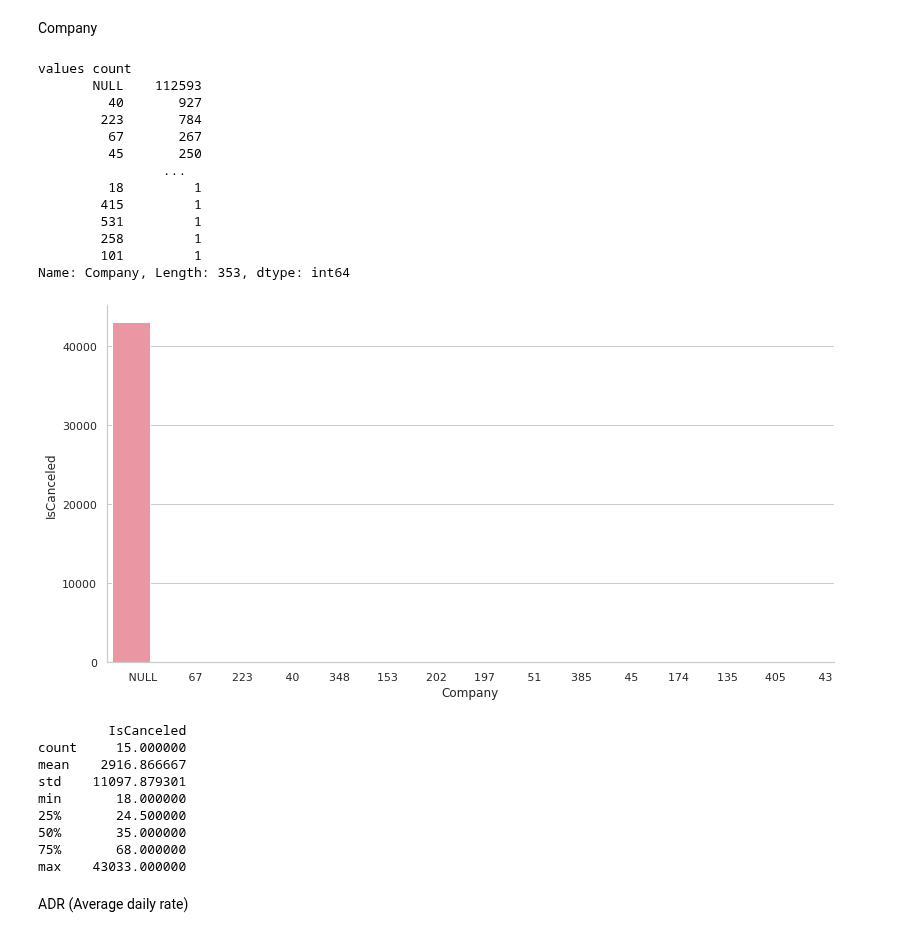
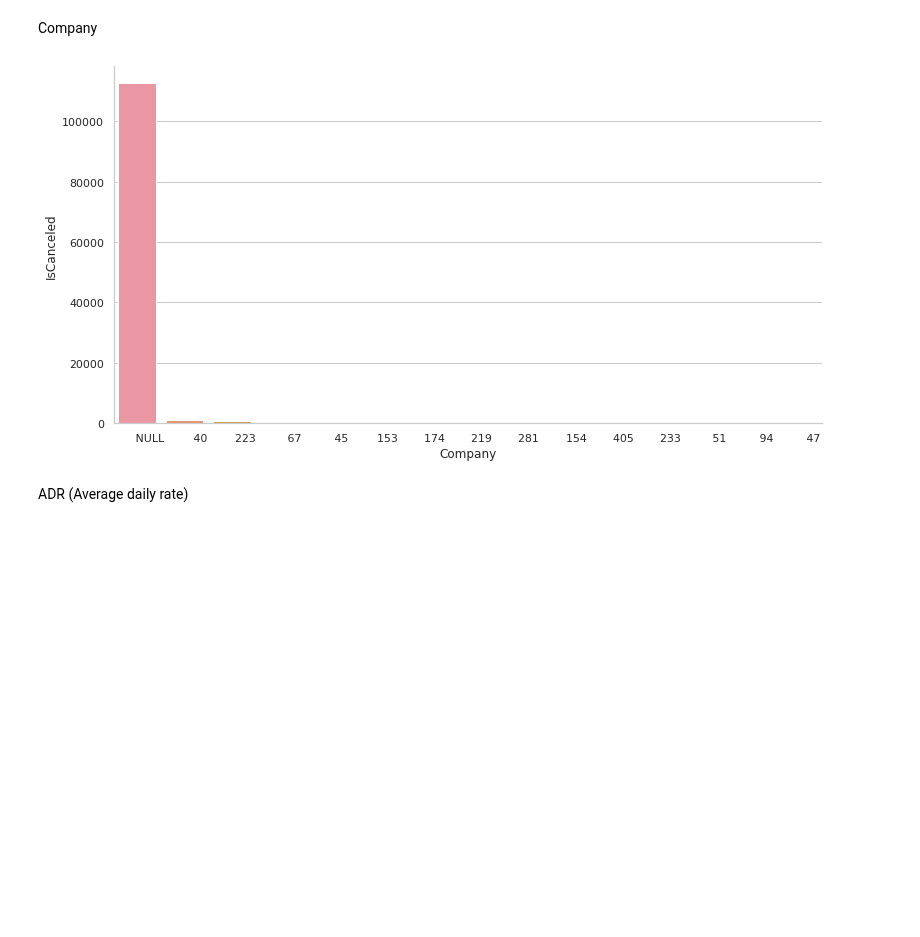
Before and after one commit to alejandromanas/GoogleColab_public, a Jupyter notebook: bookings/code/bookings.ipynb, the cells around one changed output. Drawn from its saved outputs; the diff is of its cells as text; code cells hidden in the pictures; blank space fills up the shorter version.

```diff
--- a/bookings/code/bookings.ipynb
+++ b/bookings/code/bookings.ipynb
@@ -161,32 +129,9 @@ max    13264.000000
 # %% [markdown]
 Company
-# %%
-feature='Company'
-levels_analysis(feature)
-# %% [output]
-values count
-       NULL    112593
-         40       927
-        223       784
-         67       267
-         45       250
-                ...
-         18         1
-        415         1
-        531         1
-        258         1
-        101         1
-Name: Company, Length: 353, dtype: int64
-[figure, removed]
-         IsCanceled
-count     15.000000
-mean    2916.866667
-std    11097.879301
-min       18.000000
-25%       24.500000
-50%       35.000000
-75%       68.000000
-max    43033.000000
+# %%
+levels_analysis('Company')
+# %% [output]
+[figure, added]
 # %% [markdown]
 ADR (Average daily rate)
 # %%
```
Also changed, not shown: parts of 9 cells of this notebook.
